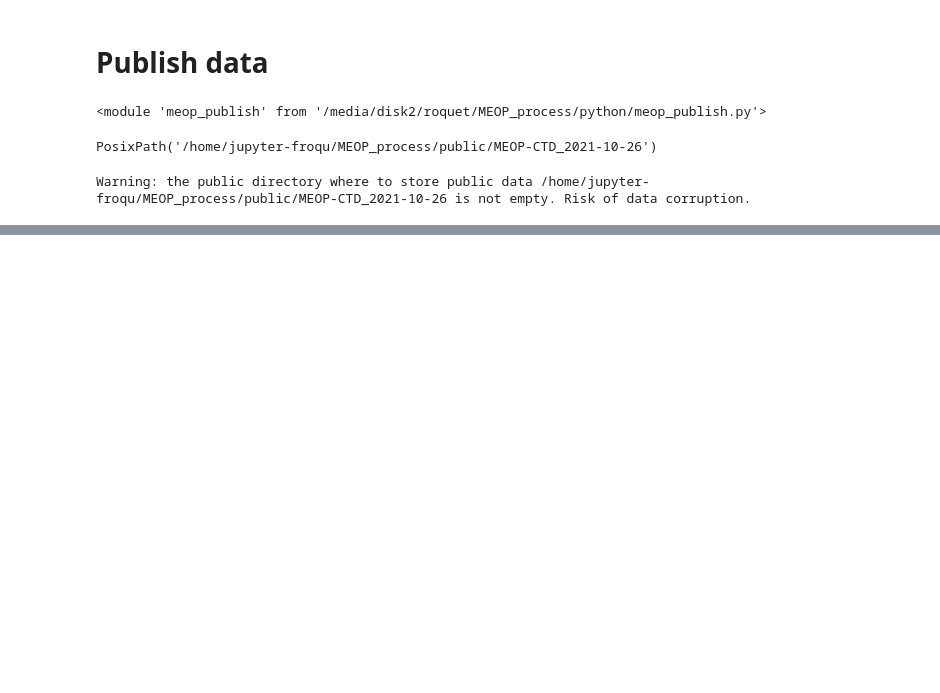
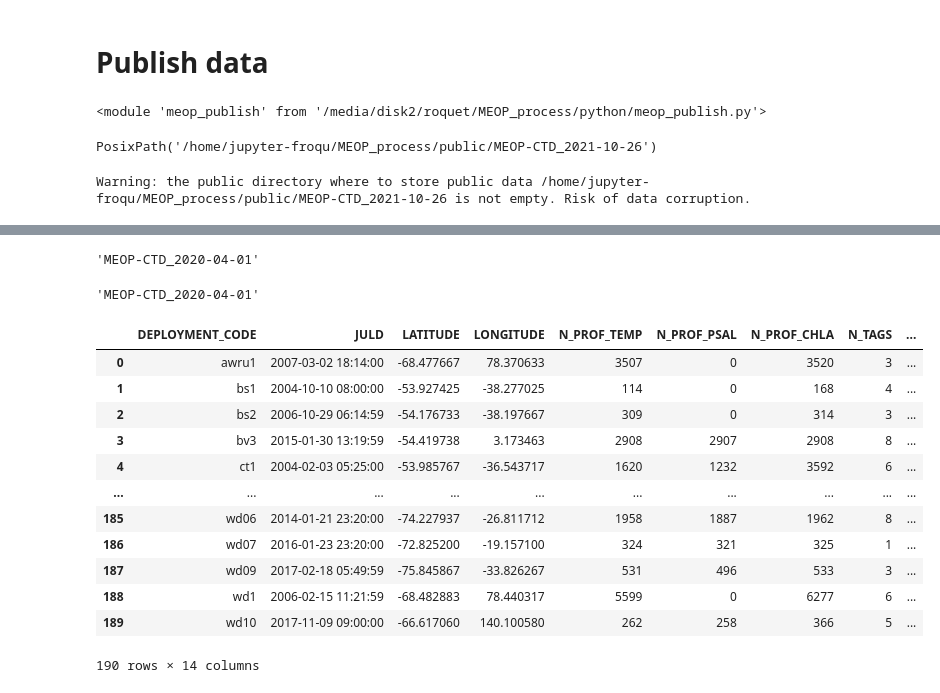
Before and after one commit to fabien-roquet/MEOP_process, a Jupyter notebook: python/sc_publish_data.ipynb, the cells around one changed output, grey strips where cells are left out. Saved outputs shown, nothing was run; the diff lists cells and outputs as text; code cells hidden in the pictures; blank space fills up the shorter version.

```diff
--- a/python/sc_publish_data.ipynb
+++ b/python/sc_publish_data.ipynb
@@ -36,3 +106,35 @@ Warning: the public directory where to store public data /home/jupyter-froqu/MEO
 ncfile = Path.home() / 'MEOP_process/public/MEOP-CTD_2021-10-26/AUSTRALIA/DATA/awru1-A-06_all_prof.nc'
 # %%
 ds = meop.open_dataset(ncfile)
+# %%
+ds.version_database
+# %% [output]
+'MEOP-CTD_2020-04-01'
+# %%
+with nc.Dataset(ncfile,'a') as fid:
+    fid.version_database = 'MEOP-CTD_2020-04-01'
+
+with nc.Dataset(ncfile) as fid:
+    name = fid.version_database
+
+name
+# %% [output]
+'MEOP-CTD_2020-04-01'
+# %%
+name_list_deployment = Path.home() / 'MEOP_process/public/MEOP-CTD_2021-10-26/list_deployments.csv'
+ldeployments = pd.read_csv(name_list_deployment)
+ldeployments
+# %% [output]
+|  | DEPLOYMENT_CODE | JULD | LATITUDE | LONGITUDE | N_PROF_TEMP | N_PROF_PSAL | N_PROF_CHLA | N_TAGS | ... |
+| 0 | awru1 | 2007-03-02 18:14:00 | -68.477667 | 78.370633 | 3507 | 0 | 3520 | 3 | ... |
+| 1 | bs1 | 2004-10-10 08:00:00 | -53.927425 | -38.277025 | 114 | 0 | 168 | 4 | ... |
+| 2 | bs2 | 2006-10-29 06:14:59 | -54.176733 | -38.197667 | 309 | 0 | 314 | 3 | ... |
+| 3 | bv3 | 2015-01-30 13:19:59 | -54.419738 | 3.173463 | 2908 | 2907 | 2908 | 8 | ... |
+| 4 | ct1 | 2004-02-03 05:25:00 | -53.985767 | -36.543717 | 1620 | 1232 | 3592 | 6 | ... |
+| ... | ... | ... | ... | ... | ... | ... | ... | ... | ... |
+| 185 | wd06 | 2014-01-21 23:20:00 | -74.227937 | -26.811712 | 1958 | 1887 | 1962 | 8 | ... |
+| 186 | wd07 | 2016-01-23 23:20:00 | -72.825200 | -19.157100 | 324 | 321 | 325 | 1 | ... |
+| 187 | wd09 | 2017-02-18 05:49:59 | -75.845867 | -33.826267 | 531 | 496 | 533 | 3 | ... |
+| 188 | wd1 | 2006-02-15 11:21:59 | -68.482883 | 78.440317 | 5599 | 0 | 6277 | 6 | ... |
+| 189 | wd10 | 2017-11-09 09:00:00 | -66.617060 | 140.100580 | 262 | 258 | 366 | 5 | ... |
+190 rows × 14 columns
```
Also changed, not shown: parts of 8 cells of this notebook, 5 other files.
